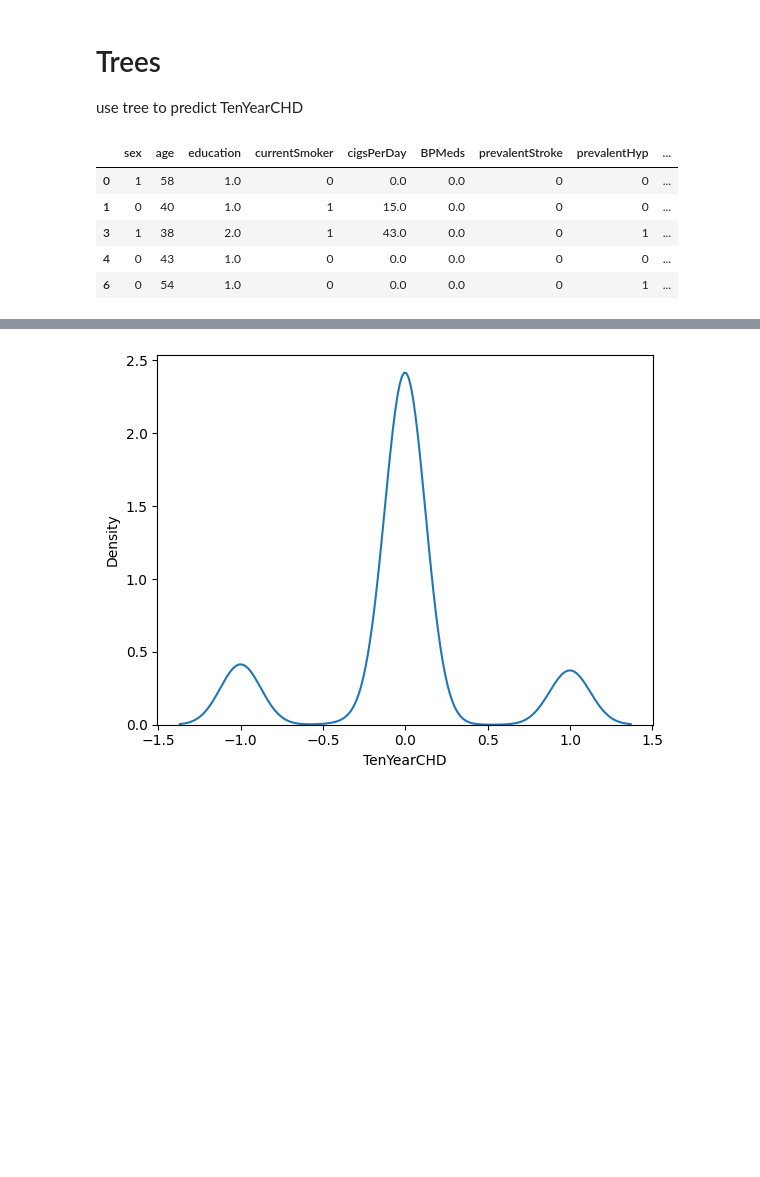
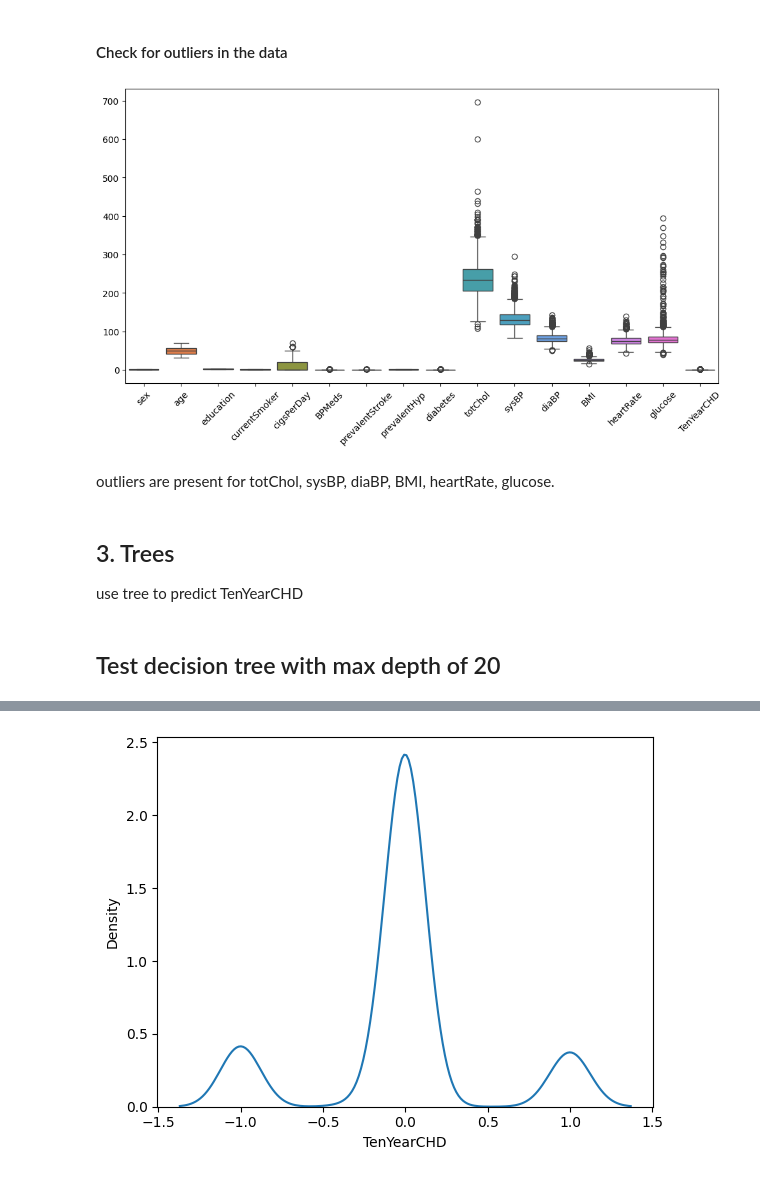
Before and after one commit to Catherine-Nguyen88/project_chd, a Jupyter notebook: chd_Isabella's_part.ipynb, the cells around one changed output, grey strips where cells are left out. Drawn from its saved outputs; the diff is of its cells as text; code cells hidden in the pictures; blank space fills up the shorter version.

```diff
--- a/chd_Isabella's_part.ipynb
+++ b/chd_Isabella's_part.ipynb
@@ -111,14 +63,18 @@ test_final1 = test_final.dropna()
+# %% [markdown]
+#### Check for outliers in the data
+# %%
+plt.figure(figsize=(12,6))
+sns.boxplot(data=train_final)
+plt.xticks(rotation=45)
+plt.show()
+# %% [output]
+[figure, added]
+# %% [markdown]
+outliers are present for totChol, sysBP, diaBP, BMI, heartRate, glucose.
 # %% [markdown]
-# Trees
+## 3. Trees
 
 use tree to predict TenYearCHD
-# %%
-train_final1.head()
-# %% [output]
-|  | sex | age | education | currentSmoker | cigsPerDay | BPMeds | prevalentStroke | prevalentHyp | ... |
-| 0 | 1 | 58 | 1.0 | 0 | 0.0 | 0.0 | 0 | 0 | ... |
-| 1 | 0 | 40 | 1.0 | 1 | 15.0 | 0.0 | 0 | 0 | ... |
-| 3 | 1 | 38 | 2.0 | 1 | 43.0 | 0.0 | 0 | 1 | ... |
-| 4 | 0 | 43 | 1.0 | 0 | 0.0 | 0.0 | 0 | 0 | ... |
-| 6 | 0 | 54 | 1.0 | 0 | 0.0 | 0.0 | 0 | 1 | ... |
+# %% [markdown]
+## Test decision tree with max depth of 20
 # %%
```
Also changed, not shown: parts of 14 cells of this notebook.
